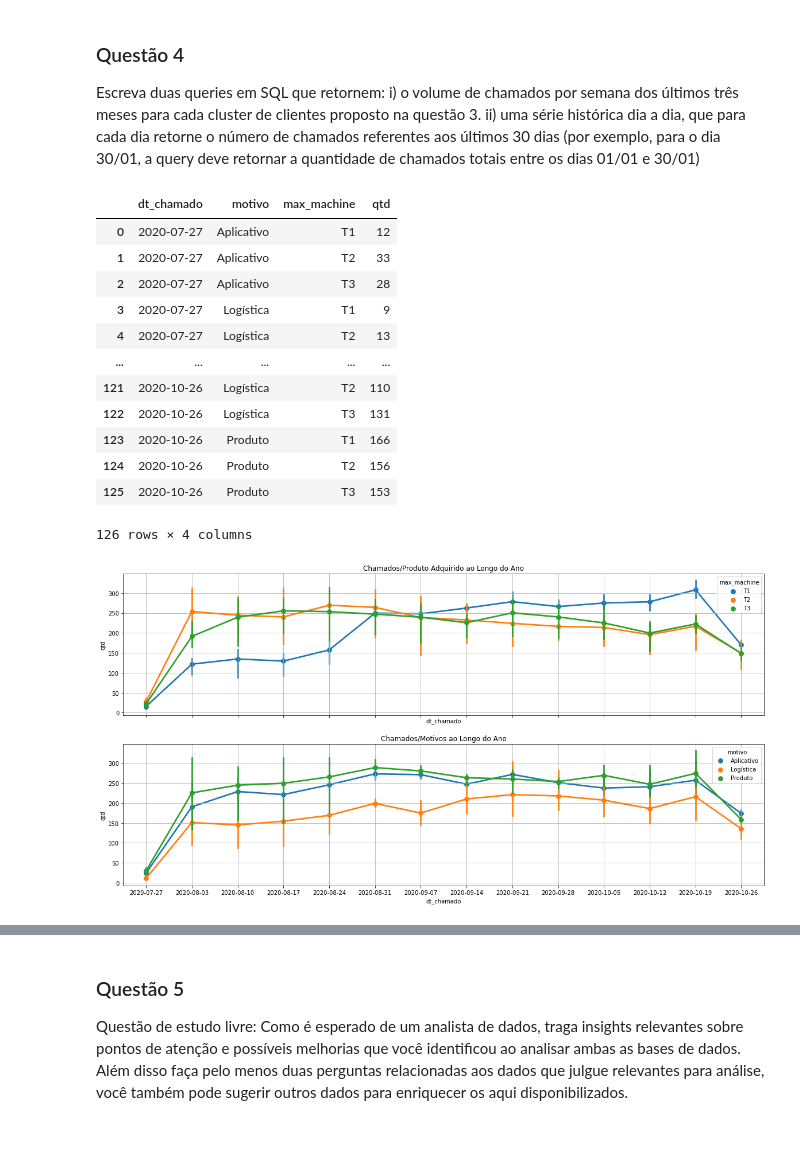
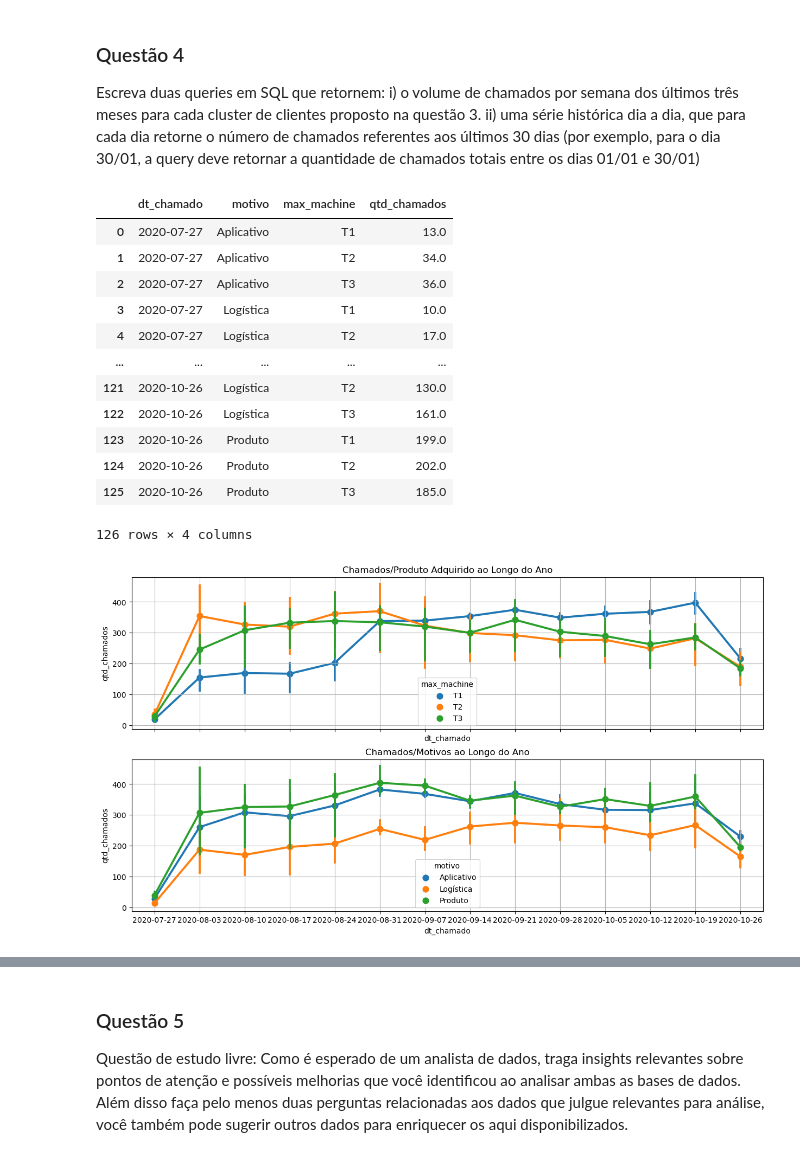
Before and after one commit to whatshall/Estudos, a Jupyter notebook: case_teste/case_teste.ipynb, the cells around one changed output, grey strips where cells are left out. Drawn from its saved outputs; the diff is of its cells as text; code cells hidden in the pictures.

```diff
--- a/case_teste/case_teste.ipynb
+++ b/case_teste/case_teste.ipynb
@@ -17,5 +17,5 @@ warnings.filterwarnings("ignore")
 # %%
 # Engine pra queries no Postgres
-engine = create_engine('postgresql://dbadmin:****@*****/*****')
+engine = create_engine('******://******:******@******/******')
 # %%
 # df cases
@@ -82,11 +88,13 @@ creds_ts['id'].groupby(creds_ts['cred_date'].dt.to_period('M')).sum().plot(kind=
 # %%
 # SEPARANDO OS CHAMADOS PELOS MESES, EM ATENDIDOS OU N'AO ATENDIDOS
-chamados = pd.read_sql('''SELECT CAST(DATE_TRUNC('month', CAST(date_ref AS DATE)) AS DATE) AS date_ref, missed, COUNT(missed)
+chamados = pd.read_sql('''SELECT CAST(DATE_TRUNC('month', CAST(date_ref AS DATE)) AS DATE) AS date_ref,
+                          COUNT(missed)
                           FROM dbadmin.tb_cases
                           WHERE TRUE
-                          AND date_ref IS NOT NULL
-                          GROUP BY 1, 2
-                          ORDER BY 1 DESC''', engine)
+                          AND date_ref <> ''
+                          GROUP BY 1
+                          ORDER BY 1 DESC
+                      ''', engine)
 # %%
 chamados
 # %% [output]
@@ -350,32 +396,32 @@ ORDER BY 1 ASC
 # %%
 q4_1
 # %% [output]
-|  | dt_chamado | motivo | max_machine | qtd |
-| 0 | 2020-07-27 | Aplicativo | T1 | 12 |
-| 1 | 2020-07-27 | Aplicativo | T2 | 33 |
-| 2 | 2020-07-27 | Aplicativo | T3 | 28 |
-| 3 | 2020-07-27 | Logística | T1 | 9 |
-| 4 | 2020-07-27 | Logística | T2 | 13 |
+|  | dt_chamado | motivo | max_machine | qtd_chamados |
+| 0 | 2020-07-27 | Aplicativo | T1 | 13.0 |
+| 1 | 2020-07-27 | Aplicativo | T2 | 34.0 |
+| 2 | 2020-07-27 | Aplicativo | T3 | 36.0 |
+| 3 | 2020-07-27 | Logística | T1 | 10.0 |
+| 4 | 2020-07-27 | Logística | T2 | 17.0 |
 | ... | ... | ... | ... | ... |
-| 121 | 2020-10-26 | Logística | T2 | 110 |
-| 122 | 2020-10-26 | Logística | T3 | 131 |
-| 123 | 2020-10-26 | Produto | T1 | 166 |
-| 124 | 2020-10-26 | Produto | T2 | 156 |
-| 125 | 2020-10-26 | Produto | T3 | 153 |
+| 121 | 2020-10-26 | Logística | T2 | 130.0 |
+| 122 | 2020-10-26 | Logística | T3 | 161.0 |
+| 123 | 2020-10-26 | Produto | T1 | 199.0 |
+| 124 | 2020-10-26 | Produto | T2 | 202.0 |
+| 125 | 2020-10-26 | Produto | T3 | 185.0 |
 126 rows × 4 columns
 # %%
 # tendências chamados
-_, ax = plt.subplots(nrows = 2, sharex = True, figsize = (20, 10))
+_, ax = plt.subplots(nrows = 2, sharex = True, figsize = (15, 8))
 
-sns.pointplot(data = q4_1, x = 'dt_chamado', y = 'qtd', hue = 'max_machine', ax = ax[0])
+sns.pointplot(data = q4_1, x = 'dt_chamado', y = 'qtd_chamados', hue = 'max_machine', ax = ax[0])
 ax[0].set_title("Chamados/Produto Adquirido ao Longo do Ano")
 ax[0].grid()
 
-sns.pointplot(data = q4_1, x = 'dt_chamado', y = 'qtd', hue = 'motivo', ax = ax[1])
+sns.pointplot(data = q4_1, x = 'dt_chamado', y = 'qtd_chamados', hue = 'motivo', ax = ax[1])
 ax[1].set_title("Chamados/Motivos ao Longo do Ano")
 ax[1].grid()
 # %% [output]
-[figure, old version]
+[figure, new version]
 # %%
 q4_2 = pd.read_sql('''
 -- ii) uma série histórica dia a dia, que para cada dia retorne o número de chamados referentes aos últimos 30 dias
```
Also changed, not shown: parts of 22 cells of this notebook, 5 other files.
